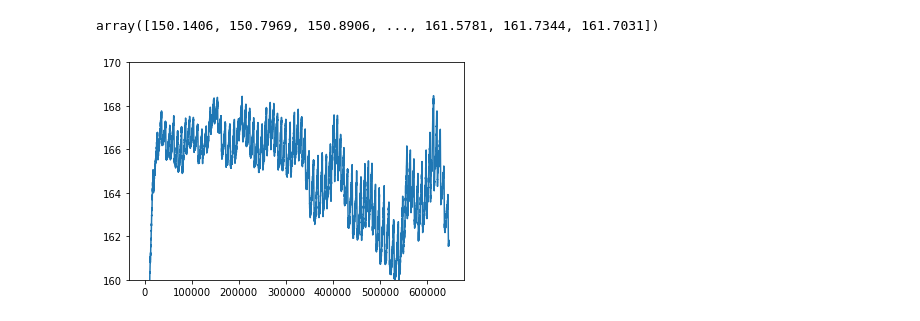
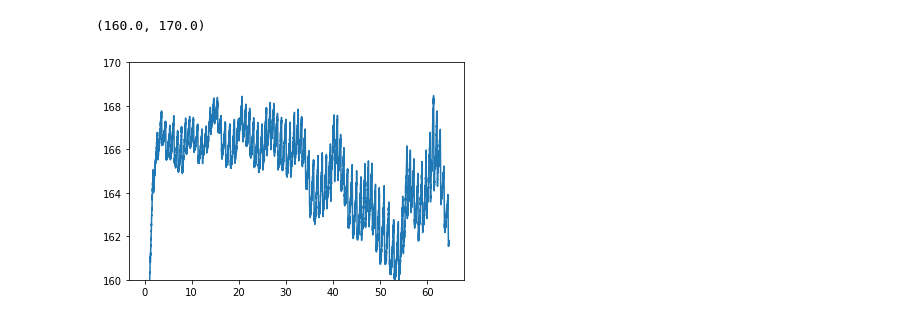
Before and after one commit to Zehao-x/diabetes_classification, a Jupyter notebook: glucose detection.ipynb, the cells around one changed output. Cells and saved outputs as stored; diff of their text form; code cells hidden in the pictures.

```diff
--- a/glucose detection.ipynb
+++ b/glucose detection.ipynb
@@ -41,17 +25,19 @@ array([233.7344, 234.1563, 234.2656, ..., 258.1406, 258.0156, 258.0938])
-# %%
-
-peaks, _ = find_peaks(pv, height=(150,200))
-nir = pv[peaks]
-plt.plot(peaks, nir)
-plt.ylim(160, 170)
-
-#store low peak values
-a = np.array(nir)
-low_peak = a[np.logical_and(a >= 140, a <= 170)]
-low_peak
-# %% [output]
-array([150.1406, 150.7969, 150.8906, ..., 161.5781, 161.7344, 161.7031])
-[figure, removed]
+# %%
+
+import matplotlib.pyplot as plt
+from scipy.misc import electrocardiogram
+from scipy.signal import find_peaks
+import numpy as np
+f_s = 1/T_s
+
+red = pv[int(0.001*f_s):-1:int(1/T_s *0.01)]
+timestamp_ds = np.arange(0, timestamp[-1],0.01)
+
+plt.plot(timestamp_ds, red)
+plt.ylim(160, 170)
+# %% [output]
+(160.0, 170.0)
+[figure, added]
 # %%
 from matplotlib import pyplot
 from pandas import read_csv
```
Also changed, not shown: parts of 11 cells of this notebook.
